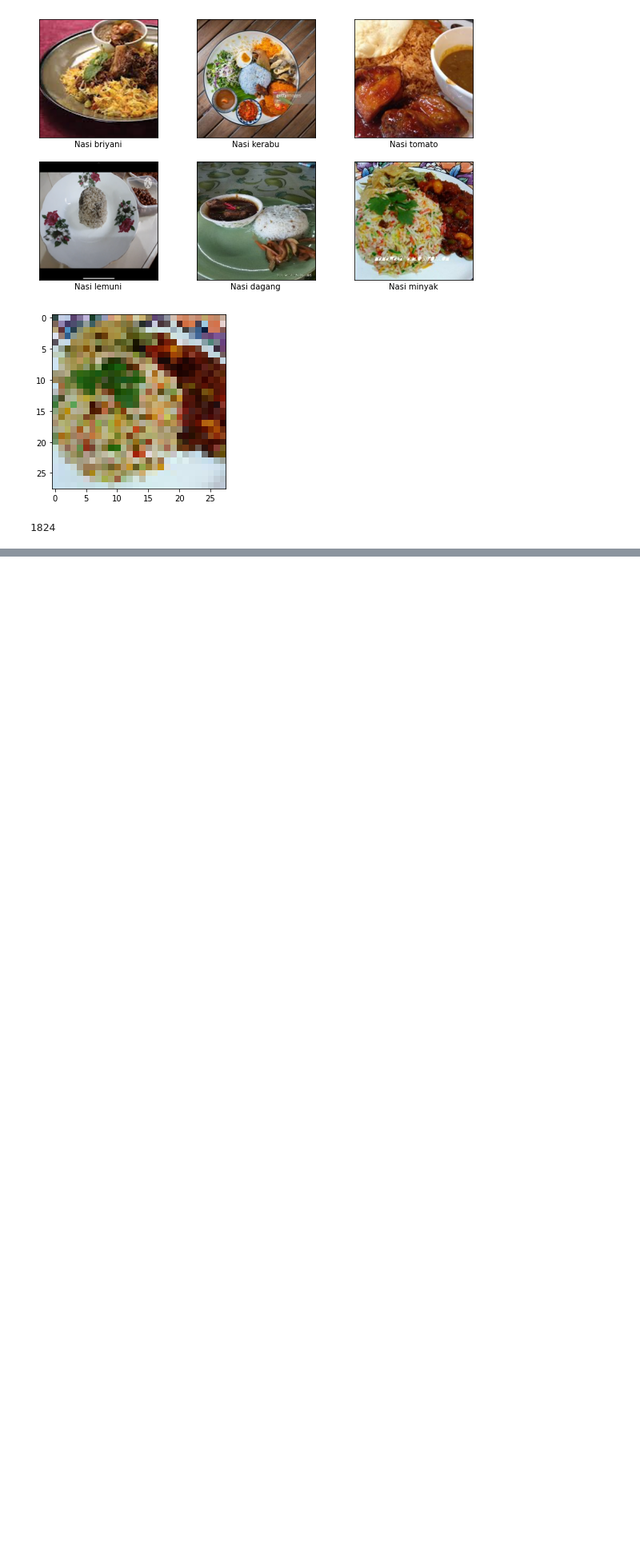
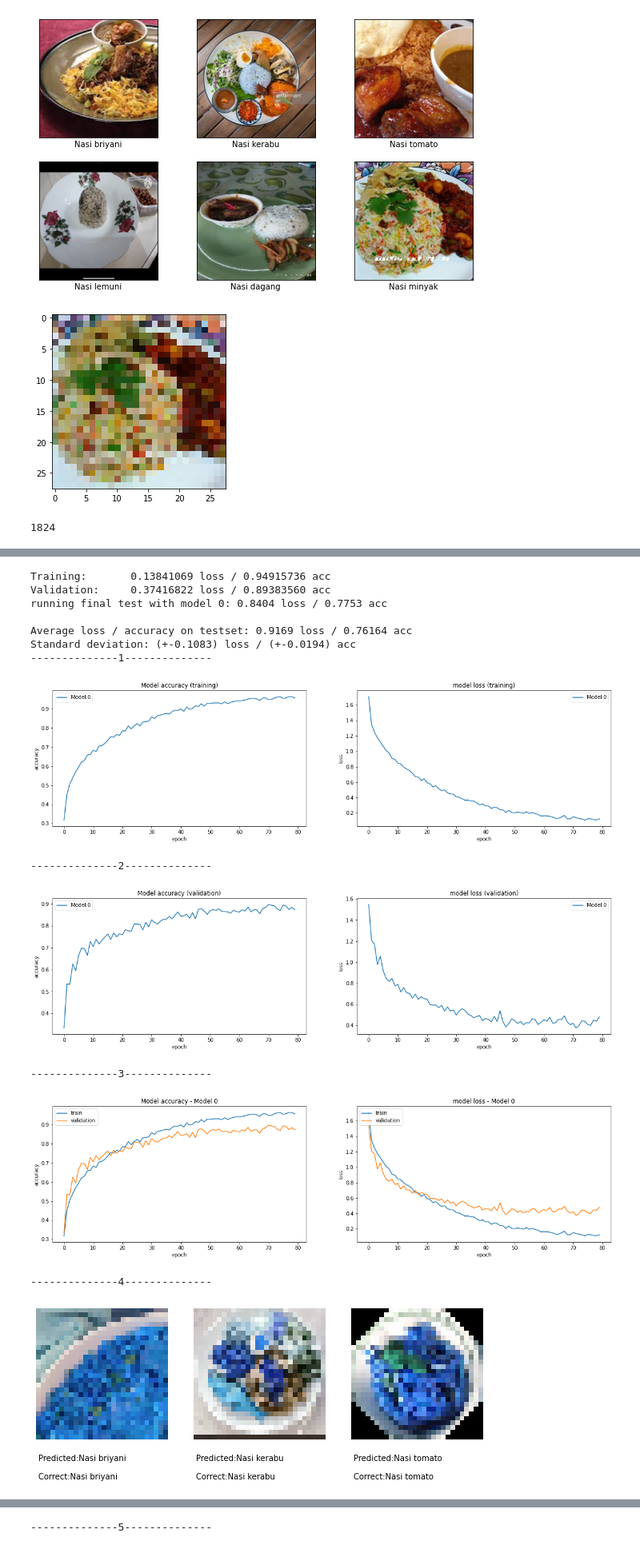
Before and after one commit to jinwenhua/cnn_nasi, a Jupyter notebook: algorithm_cnn.ipynb, the cells around one changed output, grey strips where cells are left out. Shown at 80% size. Drawn from its saved outputs; the diff is of its cells as text; code cells hidden in the pictures; blank space fills up the shorter version.

Commit message:
tunning parameter

```diff
--- a/algorithm_cnn.ipynb
+++ b/algorithm_cnn.ipynb
@@ -488,0 +478,2 @@ weighted avg       0.71      0.71      0.71       365
+# %%
+histories_sgd = tunning_parameter(create_model(None, 'sgd', None), 'nasi_sgd-%i.hdf5')
@@ -488,0 +498,37 @@ weighted avg       0.71      0.71      0.71       365
+# %%
+print('Training: \t%0.8f loss / %0.8f acc'   % (get_avg(histories_sgd,'loss'), get_avg(histories_sgd,'accuracy')))
+print('Validation: \t%0.8f loss / %0.8f acc' % (get_avg(histories_sgd,'val_loss'), get_avg(histories_sgd,'val_accuracy')))
+
+path = "nasi_sgd-%i.hdf5"
+get_test_loss_accs(path)
+print("--------------1--------------")
+plot_acc_loss("training", histories_sgd, 'accuracy', 'loss')
+print("--------------2--------------")
+plot_acc_loss('validation', histories_sgd, 'val_accuracy', 'val_loss')
+print("--------------3--------------")
+RUN = 0 #you can choose one of the different models trained above
+model = create_model()
+model.load_weights(path % RUN)
+plot_train_val("Model %i" % RUN, histories_sgd[RUN])
+print("--------------4--------------")
+plot_sample_predictions(list(CATEGORIES), model, X_test_shaped, np.array(y_test))
+print("--------------5--------------")
+predictions = model.predict(X_test_shaped, verbose = 0)
+predictions = np.argmax(predictions, axis=1)
+plot_confusion_matrix(confusion_matrix(y_test, predictions), list(CATEGORIES))
+print(classification_report(y_test, predictions))
+# %% [output]
+Training:       0.13841069 loss / 0.94915736 acc
+Validation:     0.37416822 loss / 0.89383560 acc
+running final test with model 0: 0.8404 loss / 0.7753 acc
+
+Average loss / accuracy on testset: 0.9169 loss / 0.76164 acc
+Standard deviation: (+-0.1083) loss / (+-0.0194) acc
+--------------1--------------
+[figure, added]
+--------------2--------------
+[figure, added]
+--------------3--------------
+[figure, added]
+--------------4--------------
+[figure, added]
@@ -488,0 +536 @@ weighted avg       0.71      0.71      0.71       365
+--------------5--------------
```
Also changed, not shown: parts of 28 cells of this notebook, 4 other files.
